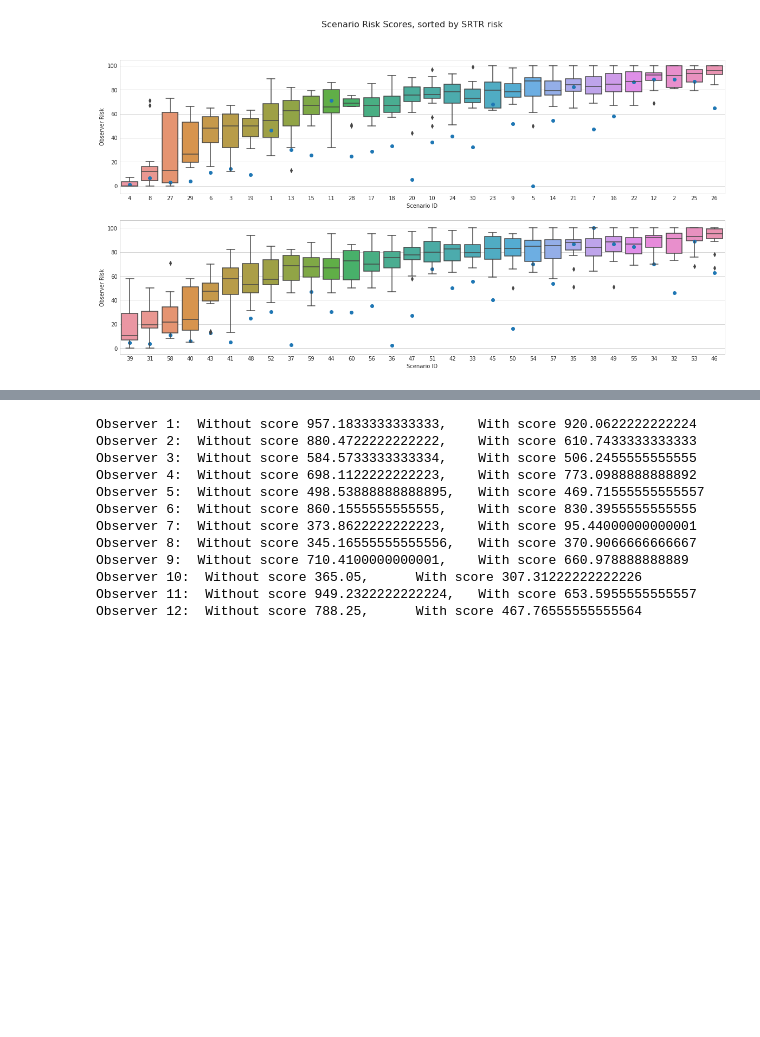
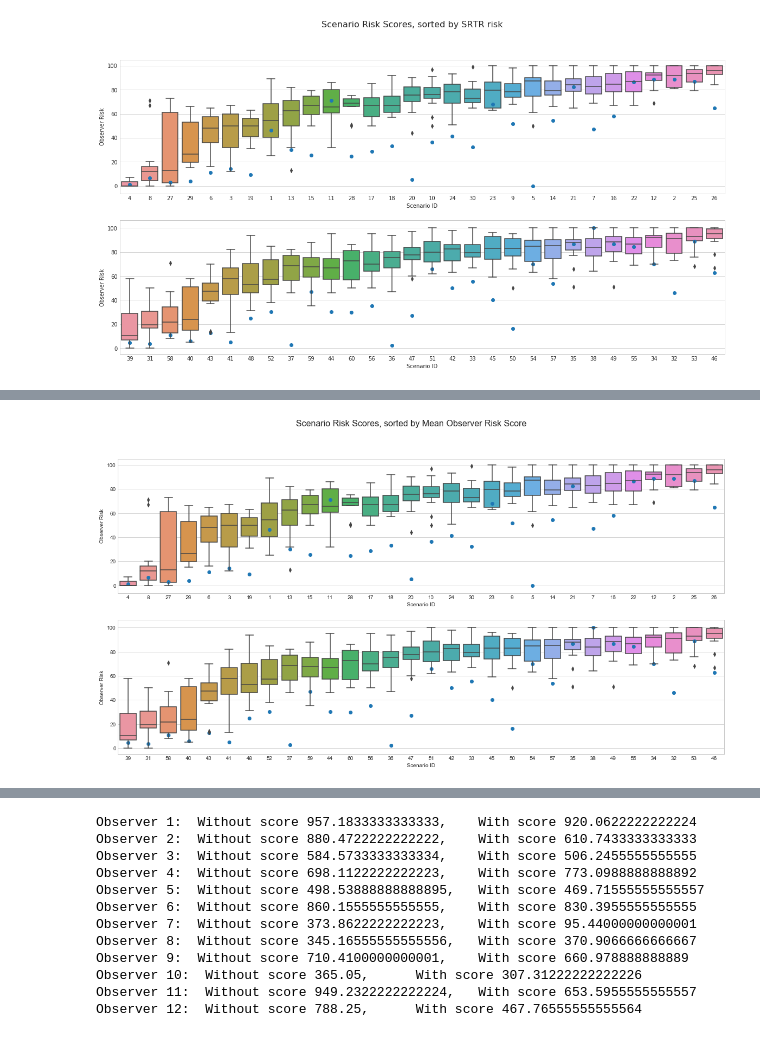
Before and after one commit to peterjmartinson/heart-survey, a Jupyter notebook: Testing Playground.ipynb, the cells around one changed output, grey strips where cells are left out. Saved outputs shown, nothing was run; the diff lists cells and outputs as text; code cells hidden in the pictures; blank space fills up the shorter version.

```diff
--- a/Testing Playground.ipynb
+++ b/Testing Playground.ipynb
@@ -247,0 +354,5 @@ ax_2.title.set_text('Deviation from mean for each provider, with SRTR score');
+# %%
+boxplot_survey(master_data, 'mean')
+plt.savefig('plot_BoxPerScenario_sortMean.jpg')
+# %% [output]
+[figure, added]
```
Also changed, not shown: parts of 7 cells of this notebook, 6 other files.
